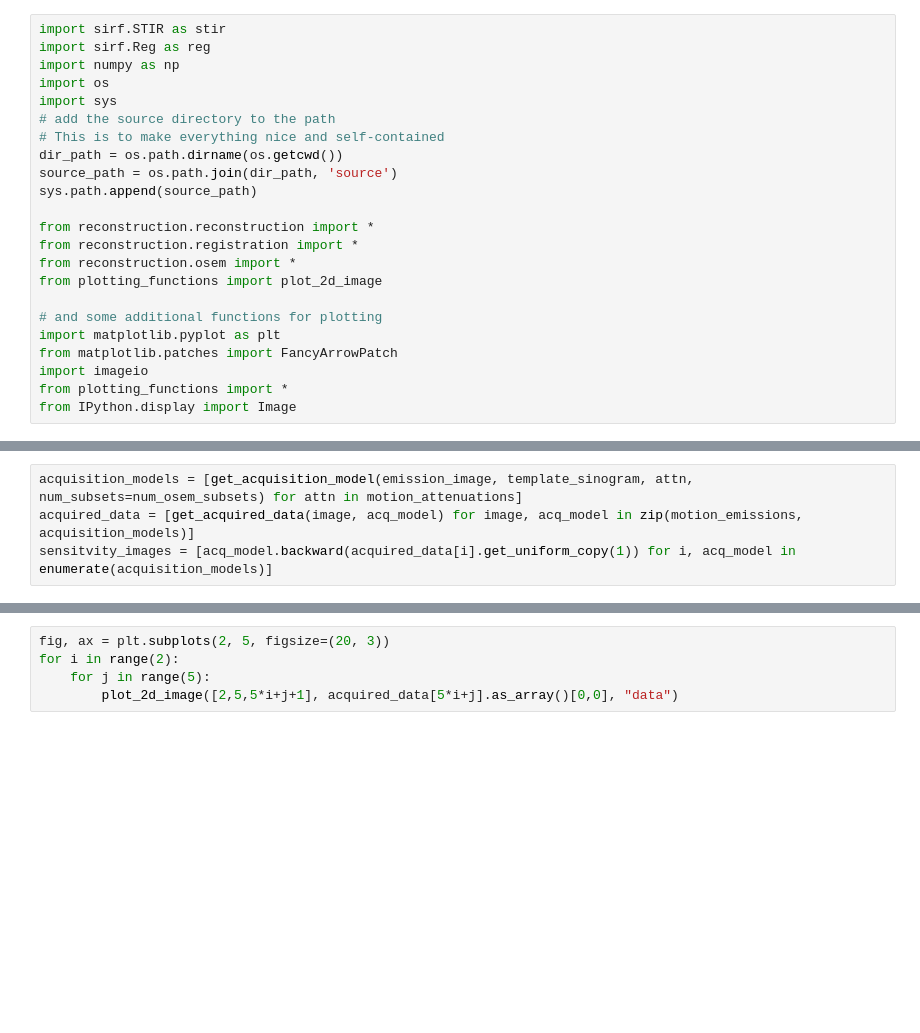
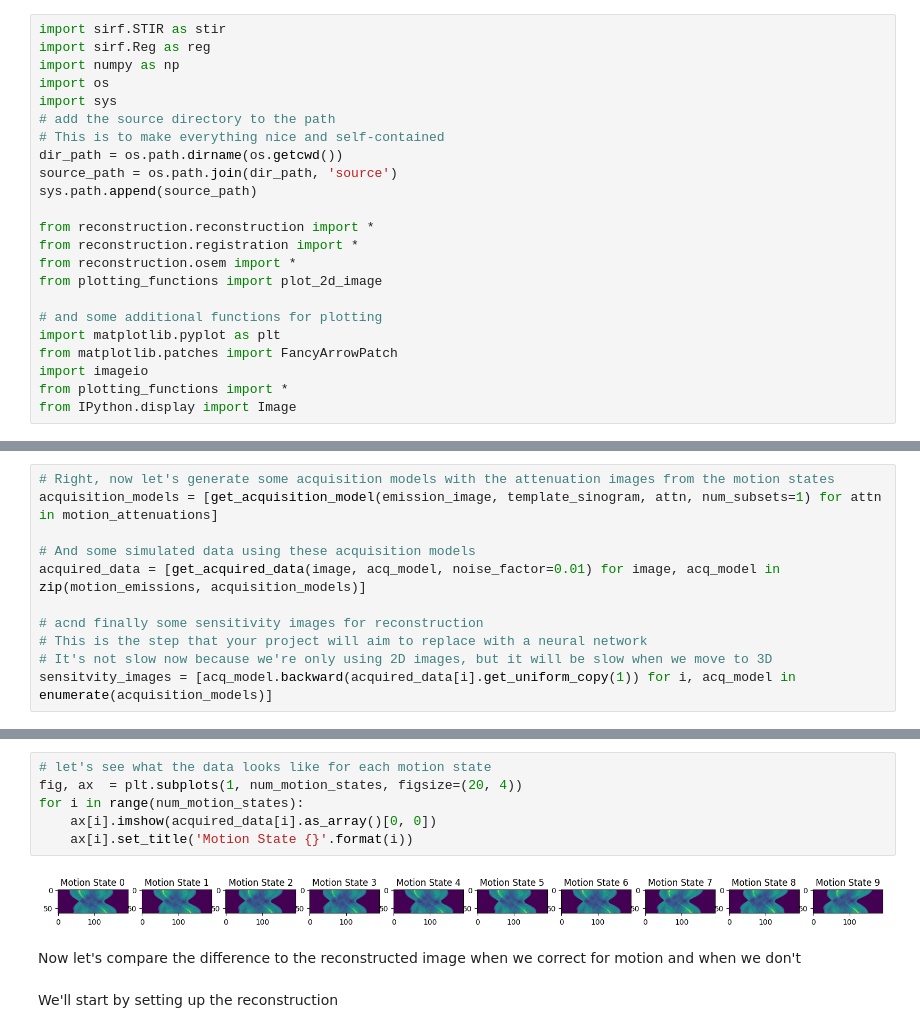
Before and after one commit to samdporter/PET_sensitivity, a Jupyter notebook: notebooks/OSEM_with_resampling.ipynb, the cells around one changed output, grey strips where cells are left out. Drawn from its saved outputs; the diff is of its cells as text; blank space fills up the shorter version.

```diff
--- a/notebooks/OSEM_with_resampling.ipynb
+++ b/notebooks/OSEM_with_resampling.ipynb
@@ -35,4 +122,11 @@ motion_emissions, motion_attenuations = [transformed_images for transformed_imag
 # %%
-acquisition_models = [get_acquisition_model(emission_image, template_sinogram, attn, num_subsets=num_osem_subsets) for attn in motion_attenuations]
-acquired_data = [get_acquired_data(image, acq_model) for image, acq_model in zip(motion_emissions, acquisition_models)]
+# Right, now let's generate some acquisition models with the attenuation images from the motion states
+acquisition_models = [get_acquisition_model(emission_image, template_sinogram, attn, num_subsets=1) for attn in motion_attenuations]
+
+# And some simulated data using these acquisition models
+acquired_data = [get_acquired_data(image, acq_model, noise_factor=0.01) for image, acq_model in zip(motion_emissions, acquisition_models)]
+
+# acnd finally some sensitivity images for reconstruction
+# This is the step that your project will aim to replace with a neural network
+# It's not slow now because we're only using 2D images, but it will be slow when we move to 3D
 sensitvity_images = [acq_model.backward(acquired_data[i].get_uniform_copy(1)) for i, acq_model in enumerate(acquisition_models)]
@@ -39,5 +168,12 @@ sensitvity_images = [acq_model.backward(acquired_data[i].get_uniform_copy(1)) fo
-# %%
-fig, ax = plt.subplots(2, 5, figsize=(20, 3))
-for i in range(2):
-    for j in range(5):
-        plot_2d_image([2,5,5*i+j+1], acquired_data[5*i+j].as_array()[0,0], "data")
+# %%
+# let's see what the data looks like for each motion state
+fig, ax  = plt.subplots(1, num_motion_states, figsize=(20, 4))
+for i in range(num_motion_states):
+    ax[i].imshow(acquired_data[i].as_array()[0, 0])
+    ax[i].set_title('Motion State {}'.format(i))
+# %% [output]
+[figure, added]
+# %% [markdown]
+Now let's compare the difference to the reconstructed image when we correct for motion and when we don't \
+\
+We'll start by setting up the reconstruction
```
Also changed, not shown: parts of 17 cells of this notebook, 3 other files.
